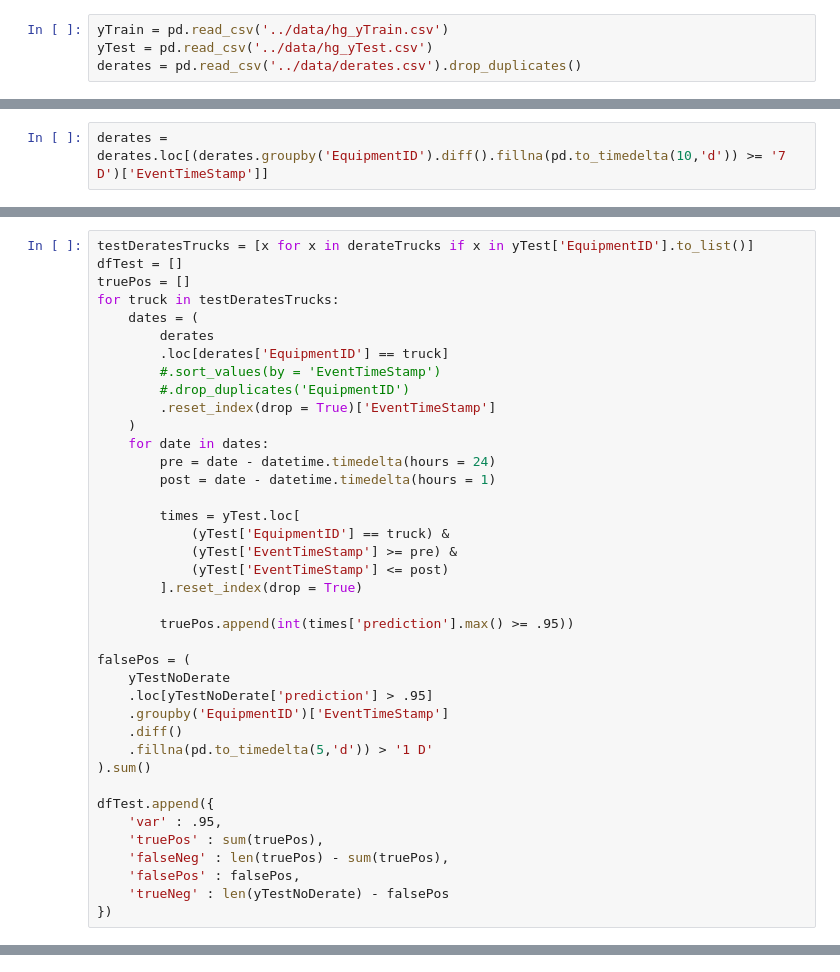
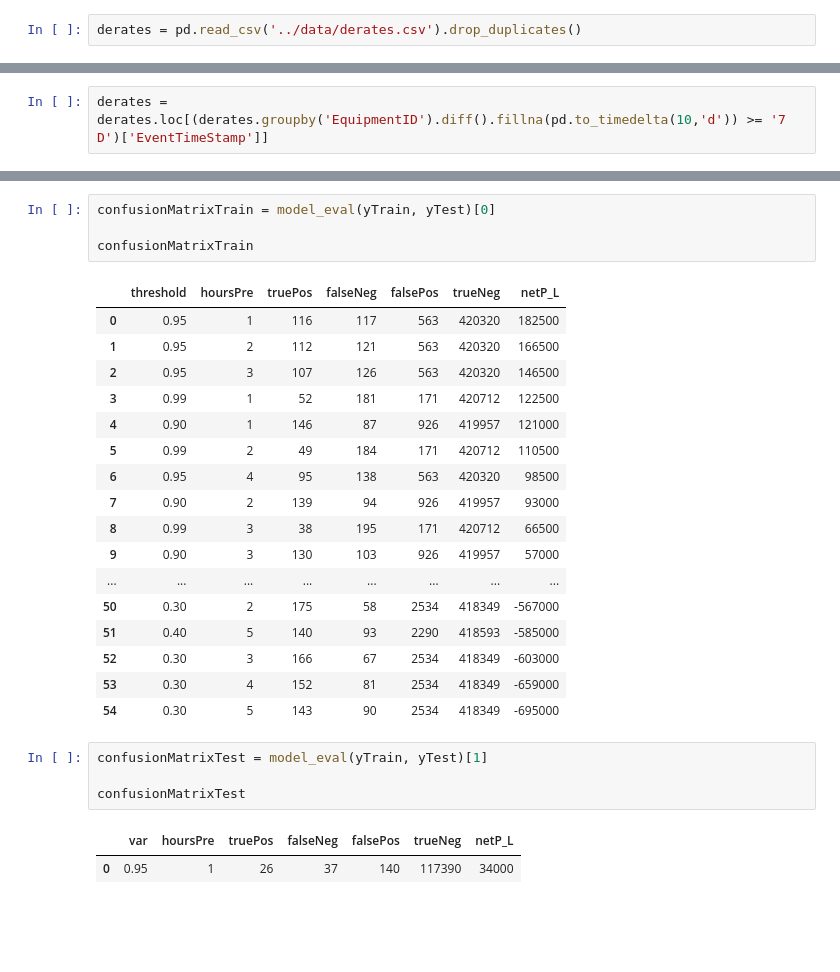
Before and after one commit to hcgreer/big_g_express-data-detectives, a Jupyter notebook: notebooks/hg_model_analysis.ipynb, the cells around one changed output, grey strips where cells are left out. Cells and saved outputs as stored; diff of their text form; blank space fills up the shorter version.

```diff
--- a/notebooks/hg_model_analysis.ipynb
+++ b/notebooks/hg_model_analysis.ipynb
@@ -5,4 +58,2 @@ import datetime
 # %%
-yTrain = pd.read_csv('../data/hg_yTrain.csv')
-yTest = pd.read_csv('../data/hg_yTest.csv')
 derates = pd.read_csv('../data/derates.csv').drop_duplicates()
@@ -222,39 +67,0 @@ yTestNoDerate = removalTest.loc[removalTest['_merge'] == 'left_only']
-# %%
-testDeratesTrucks = [x for x in derateTrucks if x in yTest['EquipmentID'].to_list()]
-dfTest = []
-truePos = []
-for truck in testDeratesTrucks:
-    dates = (
-        derates
-        .loc[derates['EquipmentID'] == truck]
-        #.sort_values(by = 'EventTimeStamp')
-        #.drop_duplicates('EquipmentID')
-        .reset_index(drop = True)['EventTimeStamp']
-    )
-    for date in dates:
-        pre = date - datetime.timedelta(hours = 24)
-        post = date - datetime.timedelta(hours = 1)
-
-        times = yTest.loc[
-            (yTest['EquipmentID'] == truck) &
-            (yTest['EventTimeStamp'] >= pre) &
-            (yTest['EventTimeStamp'] <= post)
-        ].reset_index(drop = True)
-
-        truePos.append(int(times['prediction'].max() >= .95))
-
-falsePos = (
-    yTestNoDerate
-    .loc[yTestNoDerate['prediction'] > .95]
-    .groupby('EquipmentID')['EventTimeStamp']
-    .diff()
-    .fillna(pd.to_timedelta(5,'d')) > '1 D'
-).sum()
-
-dfTest.append({
-    'var' : .95,
-    'truePos' : sum(truePos),
-    'falseNeg' : len(truePos) - sum(truePos),
-    'falsePos' : falsePos,
-    'trueNeg' : len(yTestNoDerate) - falsePos
-})
@@ -268,0 +256,29 @@ confusionMatrixTest.sort_values('netP_L', ascending = False)
+# %%
+confusionMatrixTrain = model_eval(yTrain, yTest)[0]
+
+confusionMatrixTrain
+# %% [output]
+|  | threshold | hoursPre | truePos | falseNeg | falsePos | trueNeg | netP_L |
+| 0 | 0.95 | 1 | 116 | 117 | 563 | 420320 | 182500 |
+| 1 | 0.95 | 2 | 112 | 121 | 563 | 420320 | 166500 |
+| 2 | 0.95 | 3 | 107 | 126 | 563 | 420320 | 146500 |
+| 3 | 0.99 | 1 | 52 | 181 | 171 | 420712 | 122500 |
+| 4 | 0.90 | 1 | 146 | 87 | 926 | 419957 | 121000 |
+| 5 | 0.99 | 2 | 49 | 184 | 171 | 420712 | 110500 |
+| 6 | 0.95 | 4 | 95 | 138 | 563 | 420320 | 98500 |
+| 7 | 0.90 | 2 | 139 | 94 | 926 | 419957 | 93000 |
+| 8 | 0.99 | 3 | 38 | 195 | 171 | 420712 | 66500 |
+| 9 | 0.90 | 3 | 130 | 103 | 926 | 419957 | 57000 |
+| ... | ... | ... | ... | ... | ... | ... | ... |
+| 50 | 0.30 | 2 | 175 | 58 | 2534 | 418349 | -567000 |
+| 51 | 0.40 | 5 | 140 | 93 | 2290 | 418593 | -585000 |
+| 52 | 0.30 | 3 | 166 | 67 | 2534 | 418349 | -603000 |
+| 53 | 0.30 | 4 | 152 | 81 | 2534 | 418349 | -659000 |
+| 54 | 0.30 | 5 | 143 | 90 | 2534 | 418349 | -695000 |
+# %%
+confusionMatrixTest = model_eval(yTrain, yTest)[1]
+
+confusionMatrixTest
+# %% [output]
+|  | var | hoursPre | truePos | falseNeg | falsePos | trueNeg | netP_L |
+| 0 | 0.95 | 1 | 26 | 37 | 140 | 117390 | 34000 |
```
Also changed, not shown: parts of 28 cells of this notebook, 1 other file.
